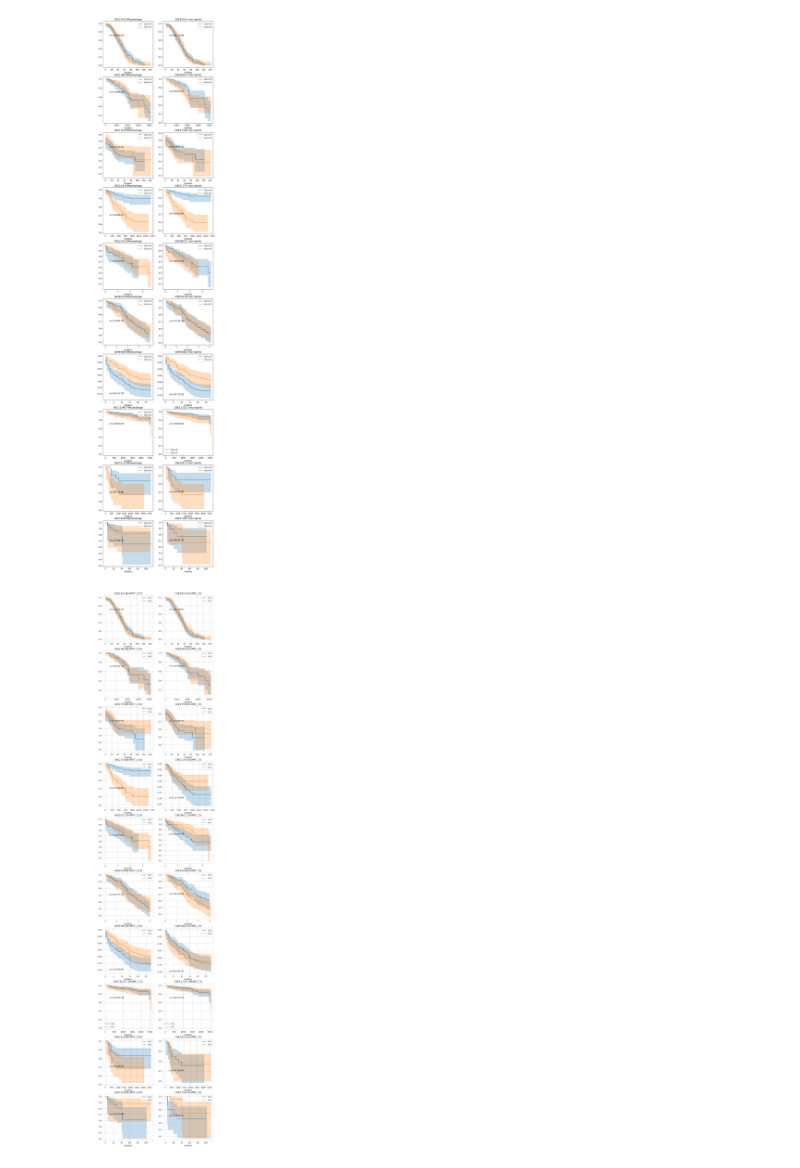
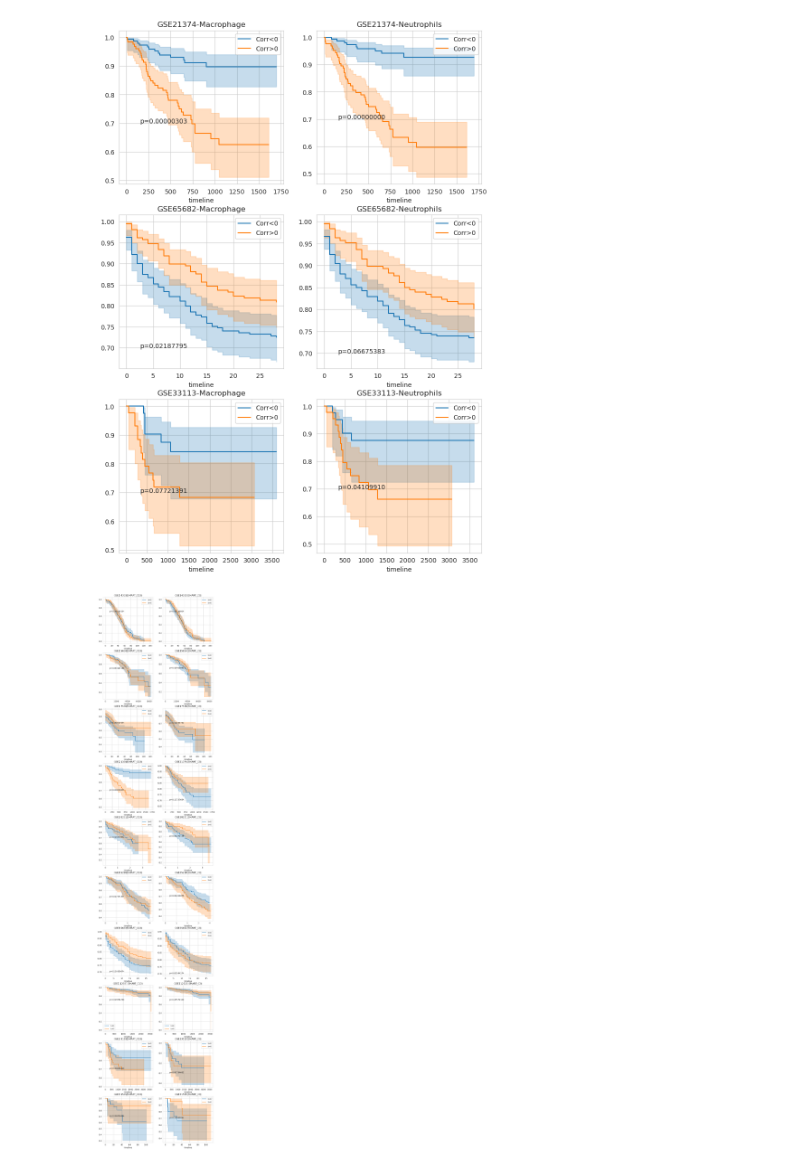
Before and after one commit to yoyoong/Tres, a Jupyter notebook: 4.Macrophage_analysis/validation_plot.ipynb, the cells around one changed output. Saved outputs shown, nothing was run; the diff lists cells and outputs as text; code cells hidden in the pictures.

```diff
--- a/4.Macrophage_analysis/validation_plot.ipynb
+++ b/4.Macrophage_analysis/validation_plot.ipynb
@@ -9,38 +9,39 @@ import matplotlib.gridspec as gridspec
 from lifelines import KaplanMeierFitter
 from lifelines.statistics import logrank_test
 
 celltype_list = ['Macrophage', 'Neutrophils']
-dataset_list = ["GSE14333", "GSE15654", "GSE17538", "GSE21374", "GSE28221", "GSE65218", "GSE65682", "GSE112927", "GSE33113", "GSE31595"]
-fig = plt.figure(figsize=(10, 5 * len(dataset_list)))
-gs = gridspec.GridSpec(nrows=math.ceil(len(dataset_list)), ncols=2, width_ratios=[1, 1])
+# dataset_list = ["GSE14333", "GSE15654", "GSE17538", "GSE21374", "GSE28221", "GSE65218", "GSE65682", "GSE112927", "GSE33113", "GSE31595"]
+dataset_list = ["GSE21374", "GSE65682", "GSE33113"]
+fig = plt.figure(figsize=(8 * len(celltype_list), 5 * len(dataset_list)))
+gs = gridspec.GridSpec(nrows=math.ceil(len(dataset_list)), ncols=3, width_ratios=[1, 1, 1])
 j = 0
 for celltype in celltype_list:
     for i in range(len(dataset_list)):
         dataset = dataset_list[i]
         output_dir = f'/sibcb2/bioinformatics2/hongyuyang/dataset/Tres/4.Macrophage_analysis/{dataset}/survival'
 
-        tres_signature_tag = f'Tres_signature_3.positive'
+        tres_signature_tag = f'Tres_signature_2.positive'
         survival_path = os.path.join(output_dir, f'{dataset}.{celltype}.{tres_signature_tag}.csv')
         survival_df = pd.read_csv(survival_path).dropna(how='any')
 
         ax = fig.add_subplot(gs[i, j])
         kmf = KaplanMeierFitter() # KM初始化
         for group_name, group_data in survival_df.groupby(f'corr_group_2'):
         # for group_name, group_data in survival_df.groupby(f'mse_group'):
             kmf.fit(group_data["time"], group_data["death"], label=group_name)
             kmf.plot_survival_function()
 
         flag = (survival_df[f'corr_group_2'] == 'Corr>0')
         # flag = (survival_df[f'mse_group'] == 'mse_high')
         time = survival_df["time"]
         death = survival_df["death"]
         results = logrank_test(time[flag], time[~flag], death[flag], death[~flag], alpha=.99)
         ax.set_title(f"{dataset}-{celltype}")
         ax.text(max(time) / 4, 0.7, f'p={"{:.8f}".format(results.p_value)}', ha='center', fontsize=10)
     j += 1
 plt.show()
 # %% [output]
-[figure, old version]
+[figure, new version]
 # %%
 import matplotlib.pyplot as plt
 import matplotlib.gridspec as gridspec
```
Also changed, not shown: 10 other files.
